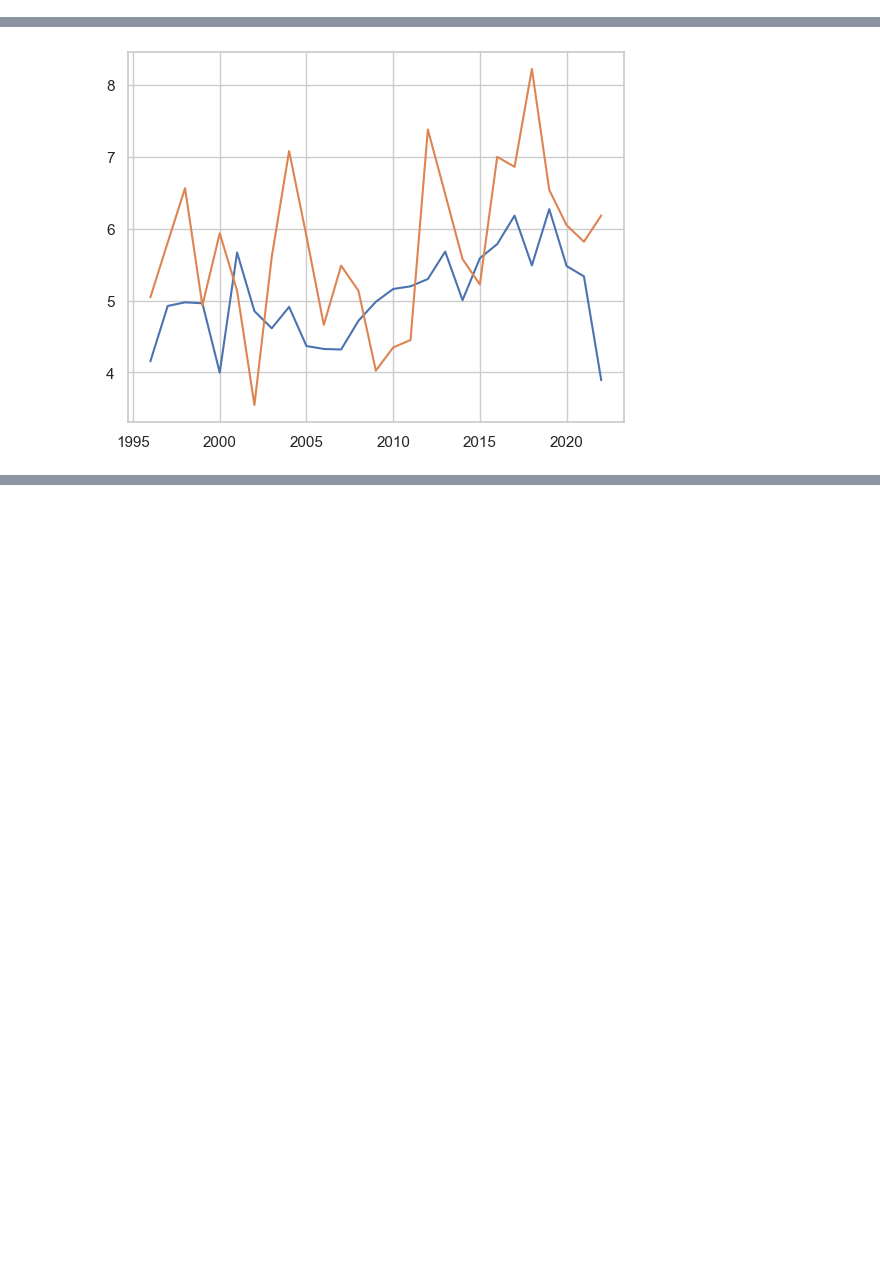
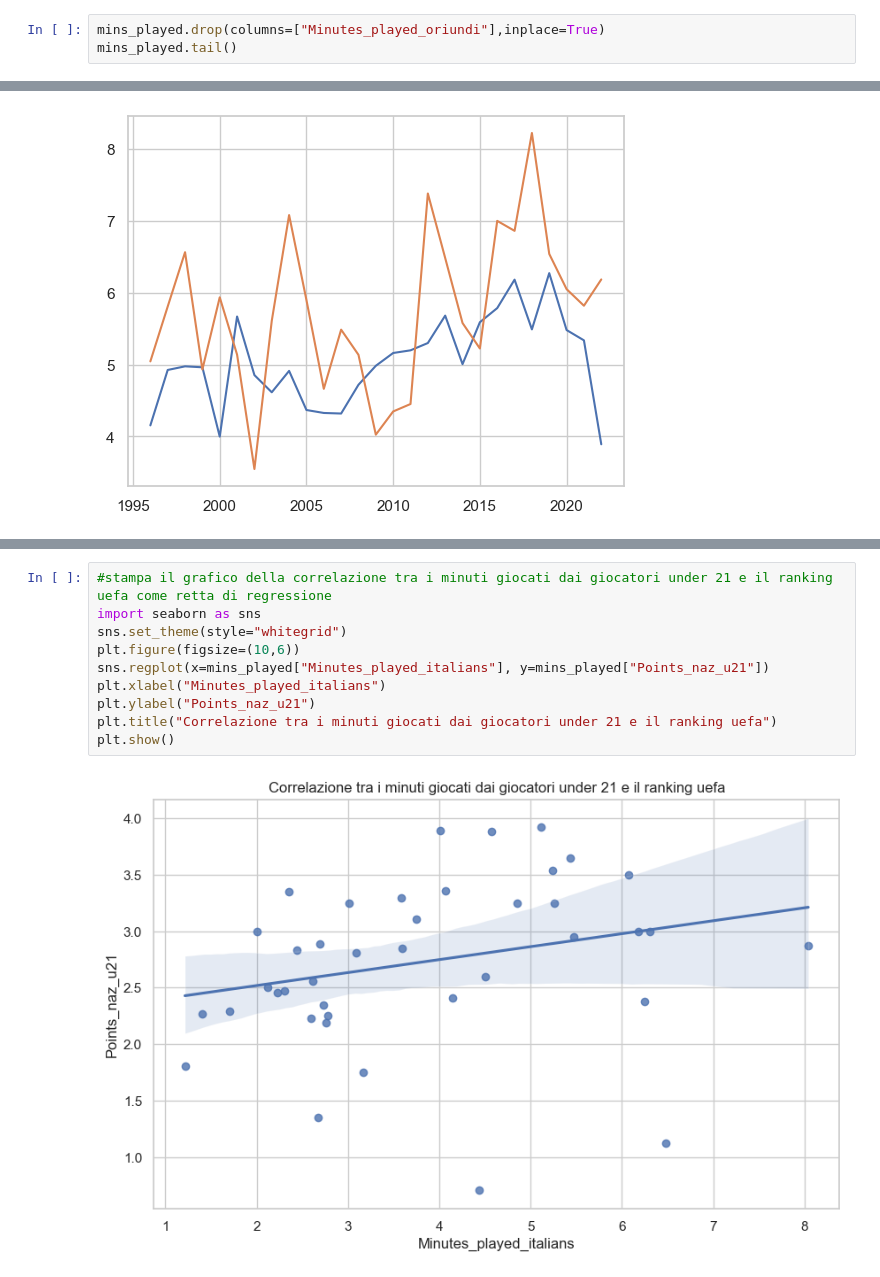
Before and after one commit to frapic98/Minutes-played-by-under-21-players-in-Serie-a, a Jupyter notebook: granger_casuality_ccn.ipynb, the cells around one changed output, grey strips where cells are left out. Drawn from its saved outputs; the diff is of its cells as text; blank space fills up the shorter version.

```diff
--- a/granger_casuality_ccn.ipynb
+++ b/granger_casuality_ccn.ipynb
@@ -16,3 +16,6 @@ mins_played=pd.read_excel("Under21_minutes_played.xlsx",index_col=0)
 all_teams=pd.read_excel("Under21_minutes_played_teams.xlsx",index_col=0)
 # %%
 mins_played["Minutes_played_italians"]=mins_played["Minutes_played_italians"]+mins_played["Minutes_played_oriundi"]
+# %%
+mins_played.drop(columns=["Minutes_played_oriundi"],inplace=True)
+mins_played.tail()
@@ -291,3 +301,15 @@ Covariance Type:            nonrobust
 
 Notes:
 [1] Standard Errors assume that the covariance matrix of the errors is correctly specified.
+# %%
+#stampa il grafico della correlazione tra i minuti giocati dai giocatori under 21 e il ranking uefa come retta di regressione
+import seaborn as sns
+sns.set_theme(style="whitegrid")
+plt.figure(figsize=(10,6))
+sns.regplot(x=mins_played["Minutes_played_italians"], y=mins_played["Points_naz_u21"])
+plt.xlabel("Minutes_played_italians")
+plt.ylabel("Points_naz_u21")
+plt.title("Correlazione tra i minuti giocati dai giocatori under 21 e il ranking uefa")
+plt.show()
+# %% [output]
+[figure, added]
```
Also changed, not shown: parts of 4 cells of this notebook, 3 other files.
